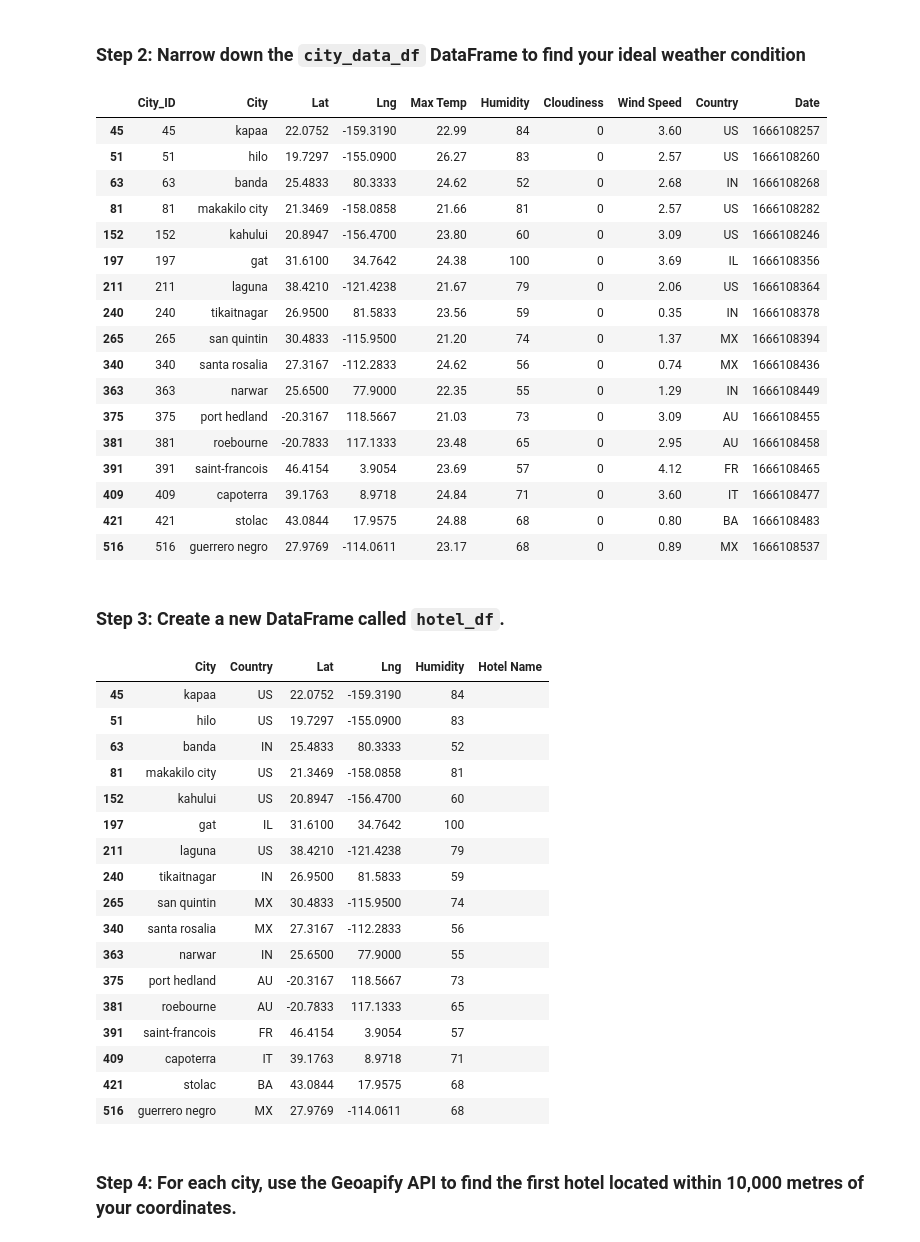
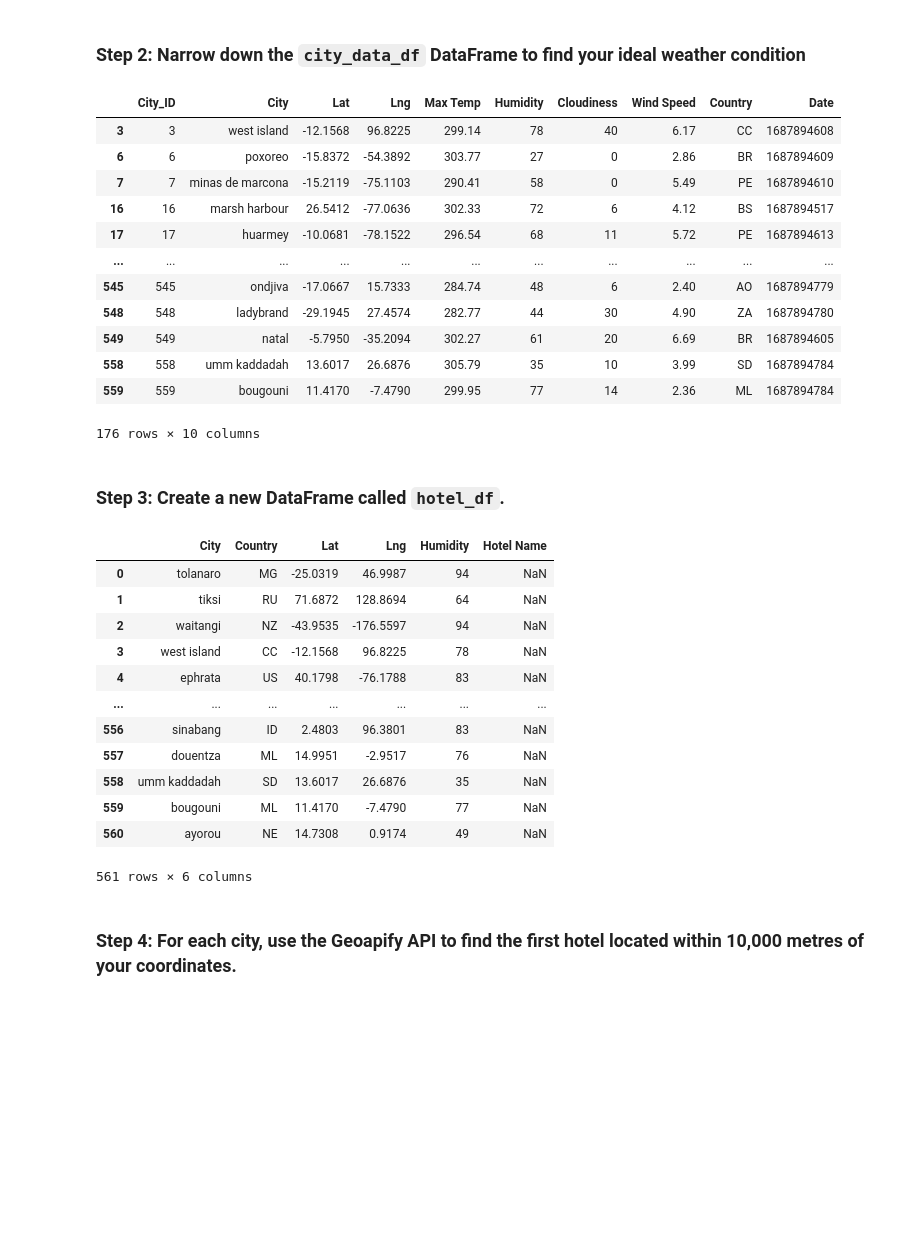
Before and after one commit to tayloresque/python-api-challenge, a Jupyter notebook: WeatherPy/VacationPy.ipynb, the cells around one changed output. Drawn from its saved outputs; the diff is of its cells as text; code cells hidden in the pictures; blank space fills up the shorter version.

```diff
--- a/WeatherPy/VacationPy.ipynb
+++ b/WeatherPy/VacationPy.ipynb
@@ -55,62 +55,53 @@ map_plot_1
 ### Step 2: Narrow down the `city_data_df` DataFrame to find your ideal weather condition
 # %%
 # Narrow down cities that fit criteria and drop any results with null values
-# YOUR CODE HERE
+best_weather = city_data_df.loc[(city_data_df['Humidity']<80) & (city_data_df['Cloudiness']<50)]
 
 # Drop any rows with null values
-# YOUR CODE HERE
+best_weather_clean = best_weather.dropna()
+
 
 # Display sample data
-# YOUR CODE HERE
+best_weather
 # %% [output]
 |  | City_ID | City | Lat | Lng | Max Temp | Humidity | Cloudiness | Wind Speed | Country | Date |
-| 45 | 45 | kapaa | 22.0752 | -159.3190 | 22.99 | 84 | 0 | 3.60 | US | 1666108257 |
-| 51 | 51 | hilo | 19.7297 | -155.0900 | 26.27 | 83 | 0 | 2.57 | US | 1666108260 |
-| 63 | 63 | banda | 25.4833 | 80.3333 | 24.62 | 52 | 0 | 2.68 | IN | 1666108268 |
-| 81 | 81 | makakilo city | 21.3469 | -158.0858 | 21.66 | 81 | 0 | 2.57 | US | 1666108282 |
-| 152 | 152 | kahului | 20.8947 | -156.4700 | 23.80 | 60 | 0 | 3.09 | US | 1666108246 |
-| 197 | 197 | gat | 31.6100 | 34.7642 | 24.38 | 100 | 0 | 3.69 | IL | 1666108356 |
-| 211 | 211 | laguna | 38.4210 | -121.4238 | 21.67 | 79 | 0 | 2.06 | US | 1666108364 |
-| 240 | 240 | tikaitnagar | 26.9500 | 81.5833 | 23.56 | 59 | 0 | 0.35 | IN | 1666108378 |
-| 265 | 265 | san quintin | 30.4833 | -115.9500 | 21.20 | 74 | 0 | 1.37 | MX | 1666108394 |
-| 340 | 340 | santa rosalia | 27.3167 | -112.2833 | 24.62 | 56 | 0 | 0.74 | MX | 1666108436 |
-| 363 | 363 | narwar | 25.6500 | 77.9000 | 22.35 | 55 | 0 | 1.29 | IN | 1666108449 |
-| 375 | 375 | port hedland | -20.3167 | 118.5667 | 21.03 | 73 | 0 | 3.09 | AU | 1666108455 |
-| 381 | 381 | roebourne | -20.7833 | 117.1333 | 23.48 | 65 | 0 | 2.95 | AU | 1666108458 |
-| 391 | 391 | saint-francois | 46.4154 | 3.9054 | 23.69 | 57 | 0 | 4.12 | FR | 1666108465 |
-| 409 | 409 | capoterra | 39.1763 | 8.9718 | 24.84 | 71 | 0 | 3.60 | IT | 1666108477 |
-| 421 | 421 | stolac | 43.0844 | 17.9575 | 24.88 | 68 | 0 | 0.80 | BA | 1666108483 |
-| 516 | 516 | guerrero negro | 27.9769 | -114.0611 | 23.17 | 68 | 0 | 0.89 | MX | 1666108537 |
+| 3 | 3 | west island | -12.1568 | 96.8225 | 299.14 | 78 | 40 | 6.17 | CC | 1687894608 |
+| 6 | 6 | poxoreo | -15.8372 | -54.3892 | 303.77 | 27 | 0 | 2.86 | BR | 1687894609 |
+| 7 | 7 | minas de marcona | -15.2119 | -75.1103 | 290.41 | 58 | 0 | 5.49 | PE | 1687894610 |
+| 16 | 16 | marsh harbour | 26.5412 | -77.0636 | 302.33 | 72 | 6 | 4.12 | BS | 1687894517 |
+| 17 | 17 | huarmey | -10.0681 | -78.1522 | 296.54 | 68 | 11 | 5.72 | PE | 1687894613 |
+| ... | ... | ... | ... | ... | ... | ... | ... | ... | ... | ... |
+| 545 | 545 | ondjiva | -17.0667 | 15.7333 | 284.74 | 48 | 6 | 2.40 | AO | 1687894779 |
+| 548 | 548 | ladybrand | -29.1945 | 27.4574 | 282.77 | 44 | 30 | 4.90 | ZA | 1687894780 |
+| 549 | 549 | natal | -5.7950 | -35.2094 | 302.27 | 61 | 20 | 6.69 | BR | 1687894605 |
+| 558 | 558 | umm kaddadah | 13.6017 | 26.6876 | 305.79 | 35 | 10 | 3.99 | SD | 1687894784 |
+| 559 | 559 | bougouni | 11.4170 | -7.4790 | 299.95 | 77 | 14 | 2.36 | ML | 1687894784 |
+176 rows × 10 columns
 # %% [markdown]
 ### Step 3: Create a new DataFrame called `hotel_df`.
 # %%
 # Use the Pandas copy function to create DataFrame called hotel_df to store the city, country, coordinates, and humidity
-# YOUR CODE HERE
+hotel_df = city_data_df[['City','Country','Lat','Lng','Humidity']].copy()
 
 # Add an empty column, "Hotel Name," to the DataFrame so you can store the hotel found using the Geoapify API
-# YOUR CODE HERE
-
+header_list = ['City','Country','Lat','Lng','Humidity','Hotel Name']
+hotel_df = hotel_df.reindex(columns = header_list)
 # Display sample data
-# YOUR CODE HERE
+hotel_df
 # %% [output]
 |  | City | Country | Lat | Lng | Humidity | Hotel Name |
-| 45 | kapaa | US | 22.0752 | -159.3190 | 84 |  |
-| 51 | hilo | US | 19.7297 | -155.0900 | 83 |  |
-| 63 | banda | IN | 25.4833 | 80.3333 | 52 |  |
-| 81 | makakilo city | US | 21.3469 | -158.0858 | 81 |  |
-| 152 | kahului | US | 20.8947 | -156.4700 | 60 |  |
-| 197 | gat | IL | 31.6100 | 34.7642 | 100 |  |
-| 211 | laguna | US | 38.4210 | -121.4238 | 79 |  |
-| 240 | tikaitnagar | IN | 26.9500 | 81.5833 | 59 |  |
-| 265 | san quintin | MX | 30.4833 | -115.9500 | 74 |  |
-| 340 | santa rosalia | MX | 27.3167 | -112.2833 | 56 |  |
-| 363 | narwar | IN | 25.6500 | 77.9000 | 55 |  |
-| 375 | port hedland | AU | -20.3167 | 118.5667 | 73 |  |
-| 381 | roebourne | AU | -20.7833 | 117.1333 | 65 |  |
-| 391 | saint-francois | FR | 46.4154 | 3.9054 | 57 |  |
-| 409 | capoterra | IT | 39.1763 | 8.9718 | 71 |  |
-| 421 | stolac | BA | 43.0844 | 17.9575 | 68 |  |
-| 516 | guerrero negro | MX | 27.9769 | -114.0611 | 68 |  |
+| 0 | tolanaro | MG | -25.0319 | 46.9987 | 94 | NaN |
+| 1 | tiksi | RU | 71.6872 | 128.8694 | 64 | NaN |
+| 2 | waitangi | NZ | -43.9535 | -176.5597 | 94 | NaN |
+| 3 | west island | CC | -12.1568 | 96.8225 | 78 | NaN |
+| 4 | ephrata | US | 40.1798 | -76.1788 | 83 | NaN |
+| ... | ... | ... | ... | ... | ... | ... |
+| 556 | sinabang | ID | 2.4803 | 96.3801 | 83 | NaN |
+| 557 | douentza | ML | 14.9951 | -2.9517 | 76 | NaN |
+| 558 | umm kaddadah | SD | 13.6017 | 26.6876 | 35 | NaN |
+| 559 | bougouni | ML | 11.4170 | -7.4790 | 77 | NaN |
+| 560 | ayorou | NE | 14.7308 | 0.9174 | 49 | NaN |
+561 rows × 6 columns
 # %% [markdown]
 ### Step 4: For each city, use the Geoapify API to find the first hotel located within 10,000 metres of your coordinates.
 # %%
```
Also changed, not shown: parts of 3 cells of this notebook.
